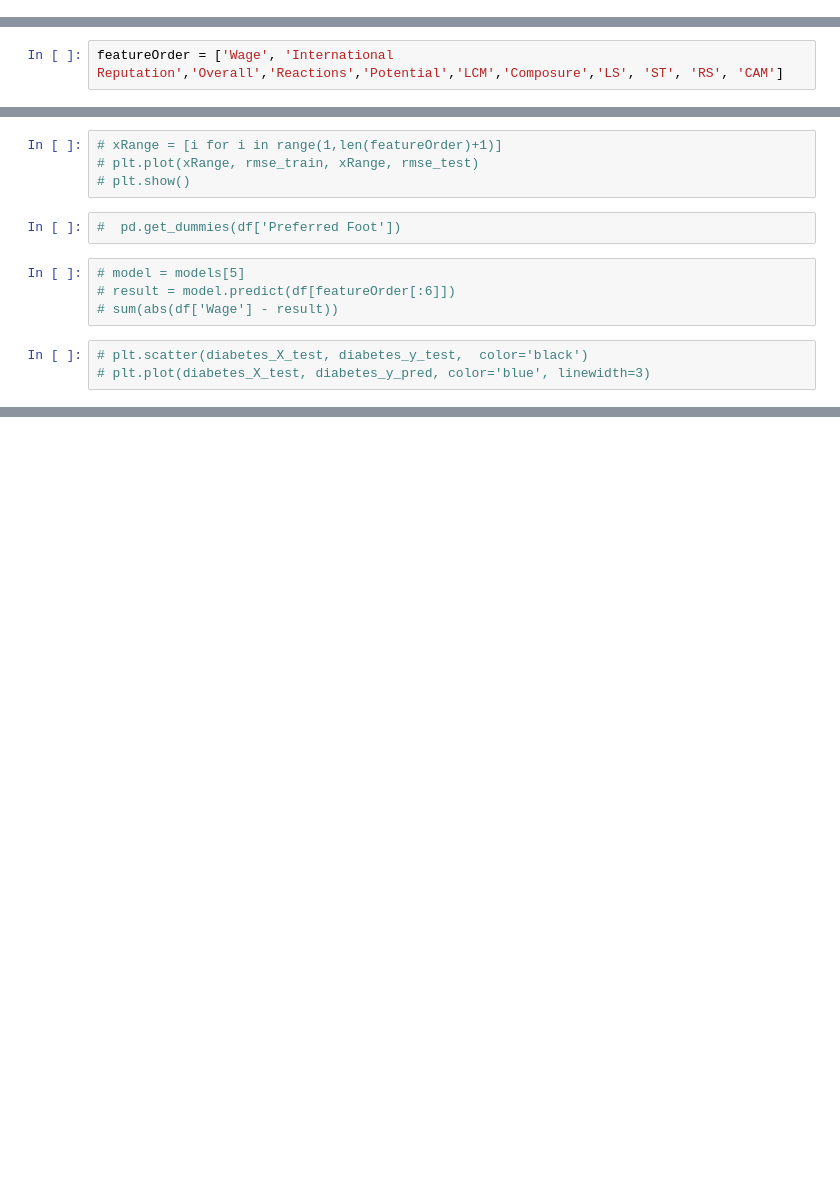
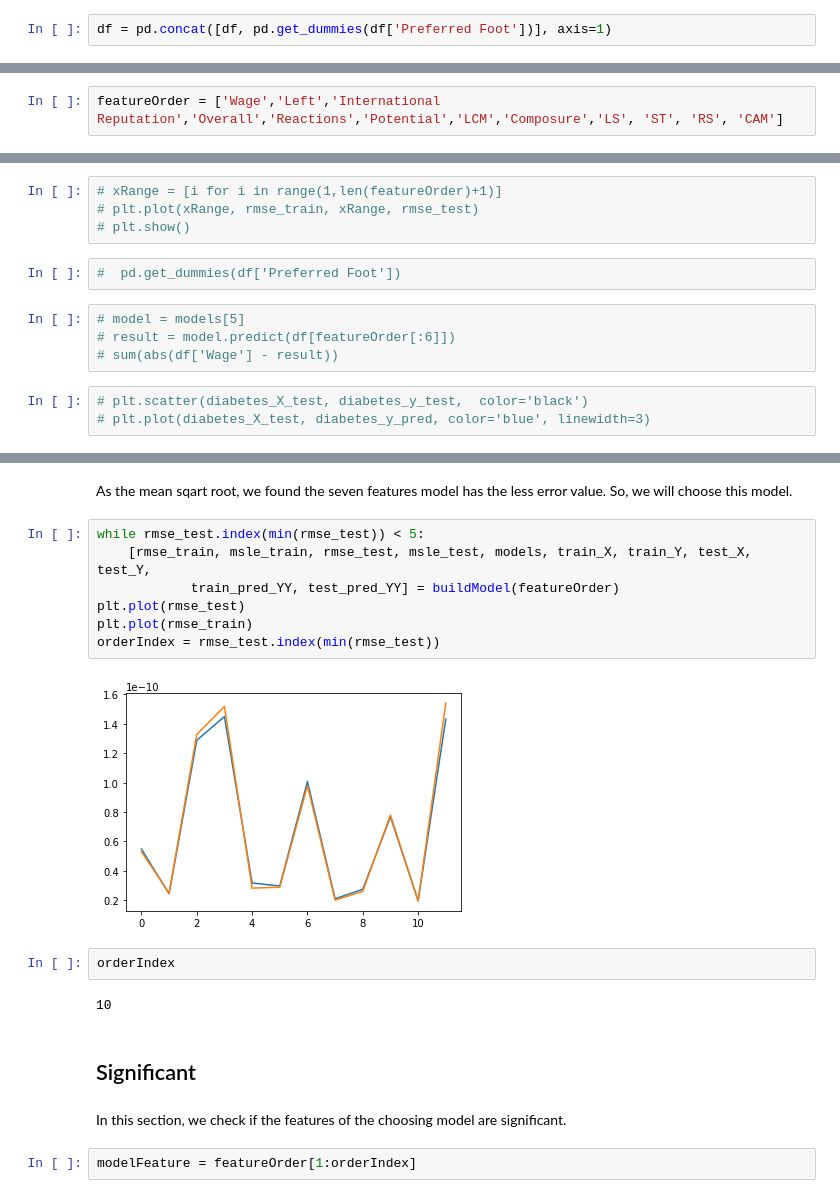
Before and after one commit to PinHoWang/NEU_INFO6105, a Jupyter notebook: Assignment2/Assignment2.ipynb, the cells around one changed output, grey strips where cells are left out. Drawn from its saved outputs; the diff is of its cells as text; blank space fills up the shorter version.

```diff
--- a/Assignment2/Assignment2.ipynb
+++ b/Assignment2/Assignment2.ipynb
@@ -783,0 +804,2 @@ Ttest_indResult(statistic=321.3658905011848, pvalue=0.0)
+# %%
+df = pd.concat([df, pd.get_dummies(df['Preferred Foot'])], axis=1)
@@ -788,5 +833,5 @@ Ttest_indResult(statistic=321.3658905011848, pvalue=0.0)
 # %%
-featureOrder = ['Wage', 'International Reputation','Overall','Reactions','Potential','LCM','Composure','LS', 'ST', 'RS', 'CAM']
+featureOrder = ['Wage','Left','International Reputation','Overall','Reactions','Potential','LCM','Composure','LS', 'ST', 'RS', 'CAM']
 # %%
 # train, test = train_test_split(df, test_size=0.3, shuffle=True)
 # training_features = ['International Reputation','Overall','Reactions','Potential','LCM','Composure']
@@ -889,0 +932,21 @@ train_pred_YY
+# %% [markdown]
+As the mean sqart root, we found the seven features model has the less error value. So, we will choose this model.
+# %%
+while rmse_test.index(min(rmse_test)) < 5:
+    [rmse_train, msle_train, rmse_test, msle_test, models, train_X, train_Y, test_X, test_Y,
+            train_pred_YY, test_pred_YY] = buildModel(featureOrder)
+plt.plot(rmse_test)
+plt.plot(rmse_train)
+orderIndex = rmse_test.index(min(rmse_test))
+# %% [output]
+[figure, added]
+# %%
+orderIndex
+# %% [output]
+10
+# %% [markdown]
+## Significant
+# %% [markdown]
+In this section, we check if the features of the choosing model are significant.
+# %%
+modelFeature = featureOrder[1:orderIndex]
```
Also changed, not shown: parts of 33 cells of this notebook.
